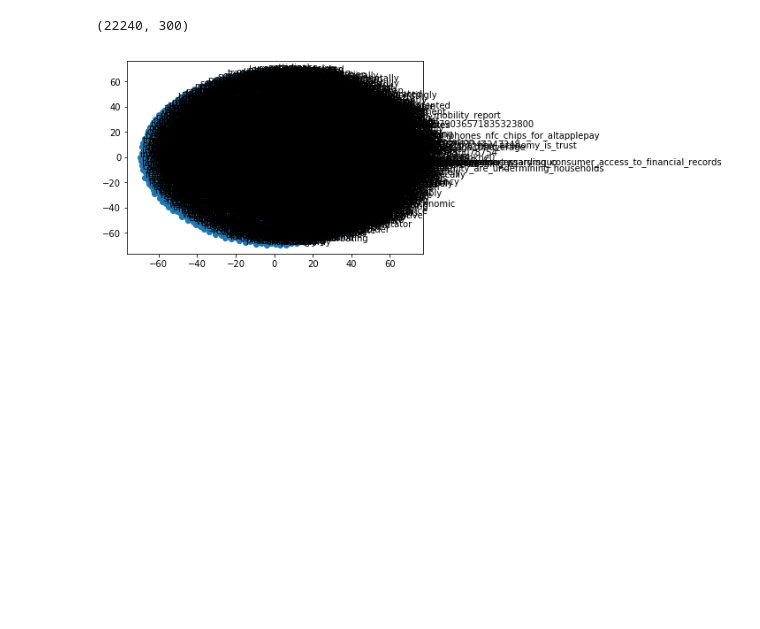
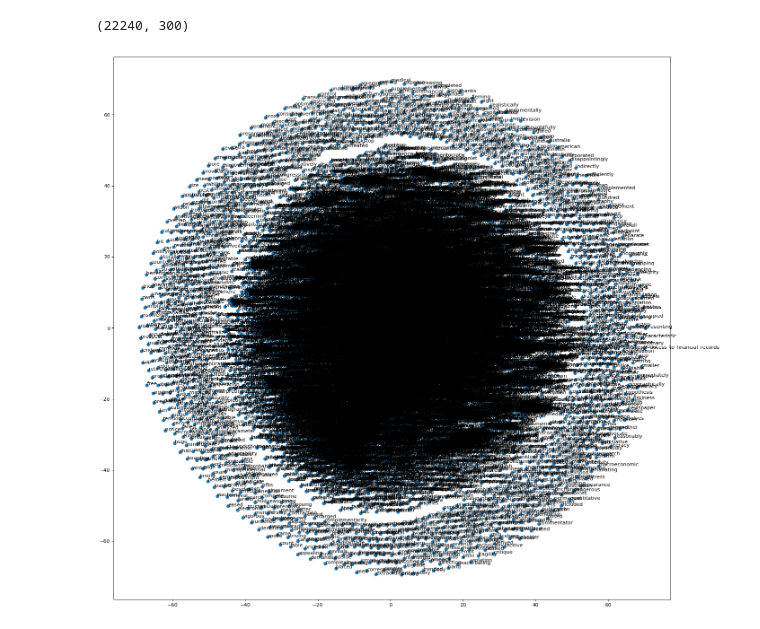
Before and after one commit to ancilcrayton/fed2vec, a Jupyter notebook: notebooks/visualize_embeddings.ipynb, the cells around one changed output. Cells and saved outputs as stored; diff of their text form; code cells hidden in the pictures; blank space fills up the shorter version.

Commit message:
Set larger plot size

```diff
--- a/notebooks/visualize_embeddings.ipynb
+++ b/notebooks/visualize_embeddings.ipynb
@@ -24,10 +24,11 @@ tsne = TSNE(n_components=2)
 reduced = tsne.fit_transform(X)
 # %%
 # Create scatter plot of the words in the two-dimensional vector space
+plt.figure(figsize=(20, 20), dpi=80)
 plt.scatter(reduced[:, 0], reduced[:, 1])
 words = list(model.wv.vocab)
 for i, word in enumerate(words):
     plt.annotate(word, xy=(reduced[i, 0], reduced[i, 1]))
 plt.show()
 # %% [output]
-[figure, old version]
+[figure, new version]
```
